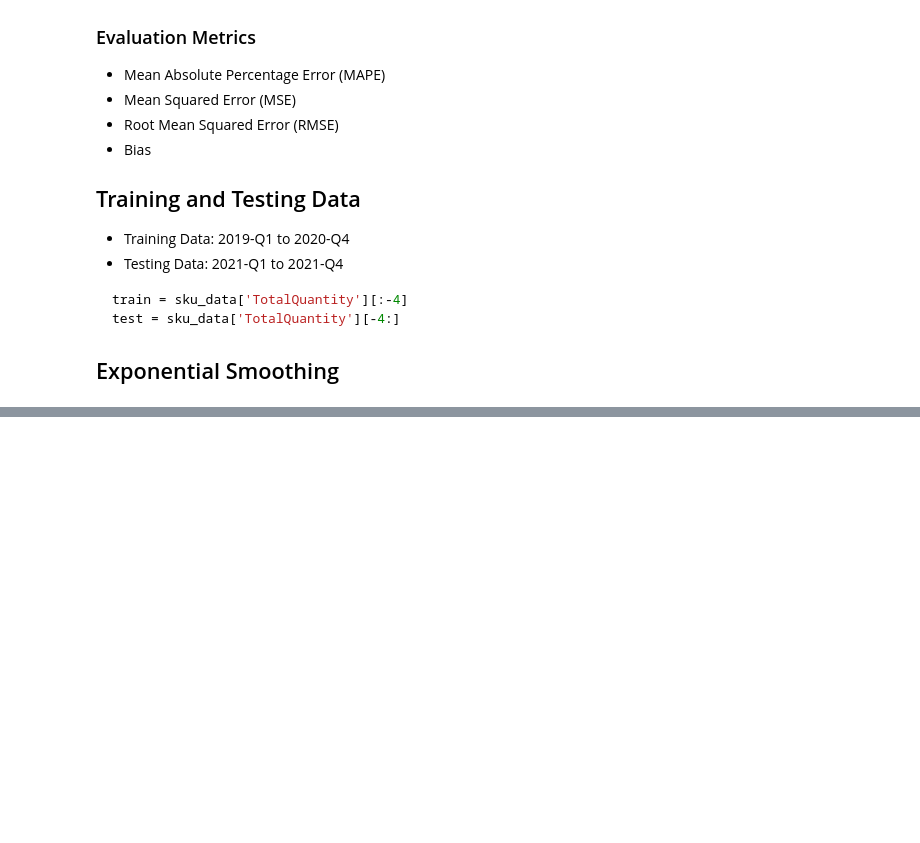
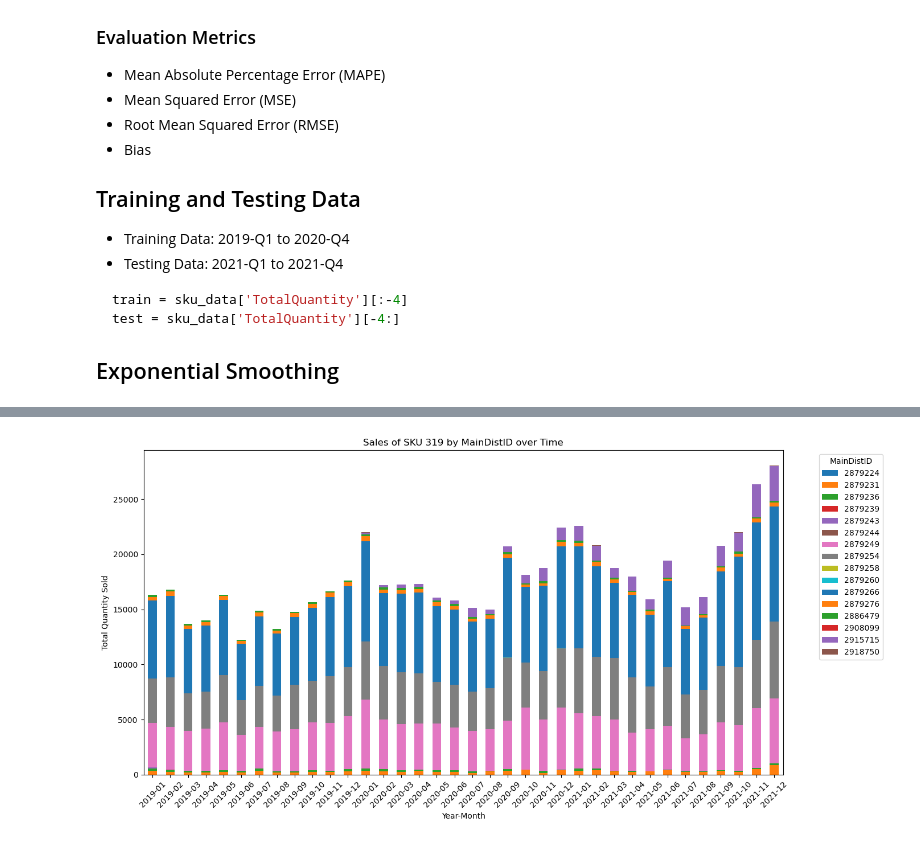
Before and after one commit to senaoz/MIS-492, a Jupyter notebook: models_dist.ipynb, the cells around one changed output, grey strips where cells are left out. Cells and saved outputs as stored; diff of their text form; code cells hidden in the pictures; blank space fills up the shorter version.

Commit message:
plot_forecasts_and_calculate_metrics Monthly

```diff
--- a/models_dist.ipynb
+++ b/models_dist.ipynb
@@ -386,0 +398,7 @@ metrics_df
+# %%
+main_dist_data_monthly = data.copy()
+main_dist_data_monthly['Year'] = main_dist_data_monthly['Date'].dt.year
+main_dist_data_monthly['Month'] = main_dist_data_monthly['Date'].dt.month
+
+main_dist_data_monthly = main_dist_data_monthly.groupby(['Year', 'Month', 'MainDistID', 'SkuID']).agg({'TotalQuantity': 'sum'}).reset_index()
+main_dist_data_monthly
@@ -386,0 +419,20 @@ metrics_df
+# %%
+def plot_sku_main_dist_monthly(sku_id):
+    sku_data = main_dist_data_monthly[main_dist_data_monthly['SkuID'] == sku_id]
+    sku_data['YearMonth'] = sku_data['Year'].astype(str) + '-' + sku_data['Month'].astype(str).str.zfill(2)
+    pivot_table = sku_data.pivot(index='YearMonth', columns='MainDistID', values='TotalQuantity')
+    pivot_table.plot(kind='bar', stacked=True, figsize=(14, 7))
+    plt.title(f'Sales of SKU {sku_id} by MainDistID over Time')
+    plt.xlabel('Year-Month')
+    plt.ylabel('Total Quantity Sold')
+    plt.legend(title='MainDistID', bbox_to_anchor=(1.05, 1), loc='upper left')
+    plt.xticks(rotation=45)
+    plt.tight_layout()
+    plt.show()
+# %%
+for sku_id in all_sku_ids:
+    sku_data = main_dist_data_monthly[main_dist_data_monthly['SkuID'] == sku_id]
+    sku_data.set_index(['Year', 'Month'], inplace=True)
+    plot_sku_main_dist_monthly(sku_id)
+# %% [output]
+[figure, added]
```
Also changed, not shown: parts of 8 cells of this notebook.
